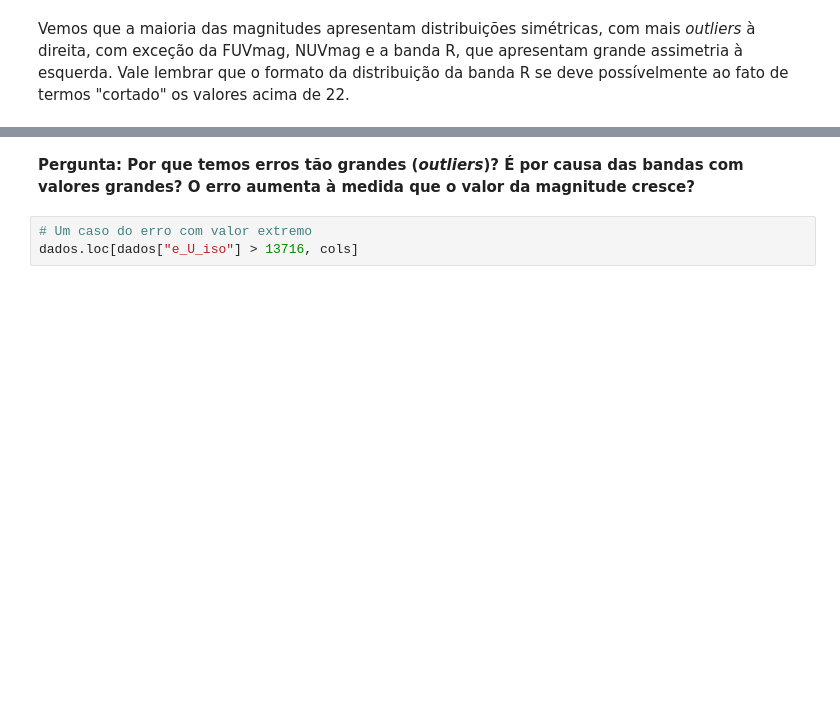
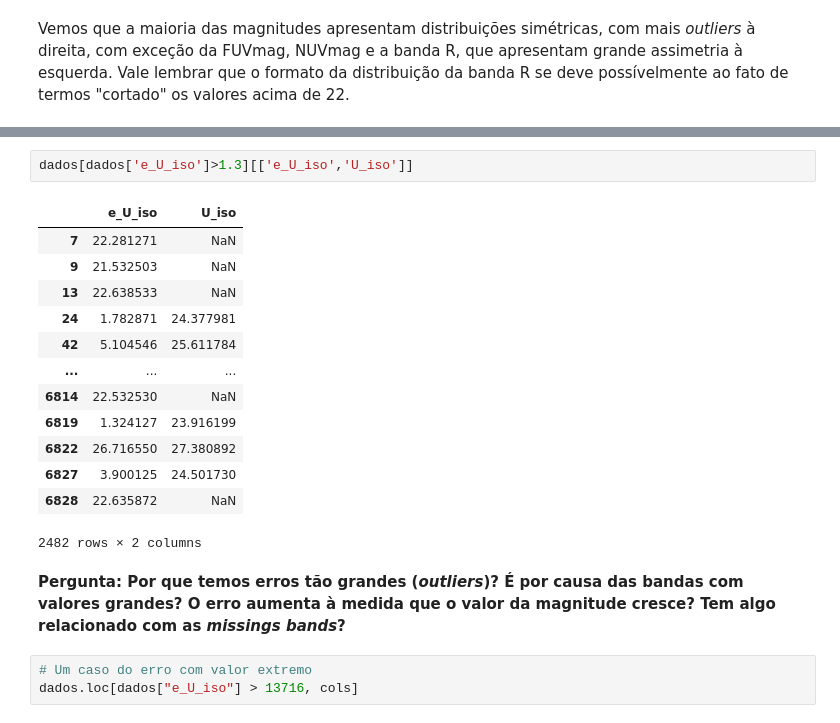
Before and after one commit to GabrielaPereiraSoares/Projeto_TCC, a Jupyter notebook: Analise_Descritiva.ipynb, the cells around one changed output, grey strips where cells are left out. Saved outputs shown, nothing was run; the diff lists cells and outputs as text; blank space fills up the shorter version.

```diff
--- a/Analise_Descritiva.ipynb
+++ b/Analise_Descritiva.ipynb
@@ -165,5 +193,21 @@ dados[errs].describe()
+# %%
+dados[dados['e_U_iso']>1.3][['e_U_iso','U_iso']]
+# %% [output]
+|  | e_U_iso | U_iso |
+| 7 | 22.281271 | NaN |
+| 9 | 21.532503 | NaN |
+| 13 | 22.638533 | NaN |
+| 24 | 1.782871 | 24.377981 |
+| 42 | 5.104546 | 25.611784 |
+| ... | ... | ... |
+| 6814 | 22.532530 | NaN |
+| 6819 | 1.324127 | 23.916199 |
+| 6822 | 26.716550 | 27.380892 |
+| 6827 | 3.900125 | 24.501730 |
+| 6828 | 22.635872 | NaN |
+2482 rows × 2 columns
 # %% [markdown]
-**Pergunta: Por que temos erros tão grandes (_outliers_)? É por causa das bandas com valores grandes? O erro aumenta à medida que o valor da magnitude cresce?**
+**Pergunta: Por que temos erros tão grandes (_outliers_)? É por causa das bandas com valores grandes? O erro aumenta à medida que o valor da magnitude cresce? Tem algo relacionado com as _missings bands_?**
 # %%
 # Um caso do erro com valor extremo
 dados.loc[dados["e_U_iso"] > 13716, cols]
```
Also changed, not shown: parts of 9 cells of this notebook.
